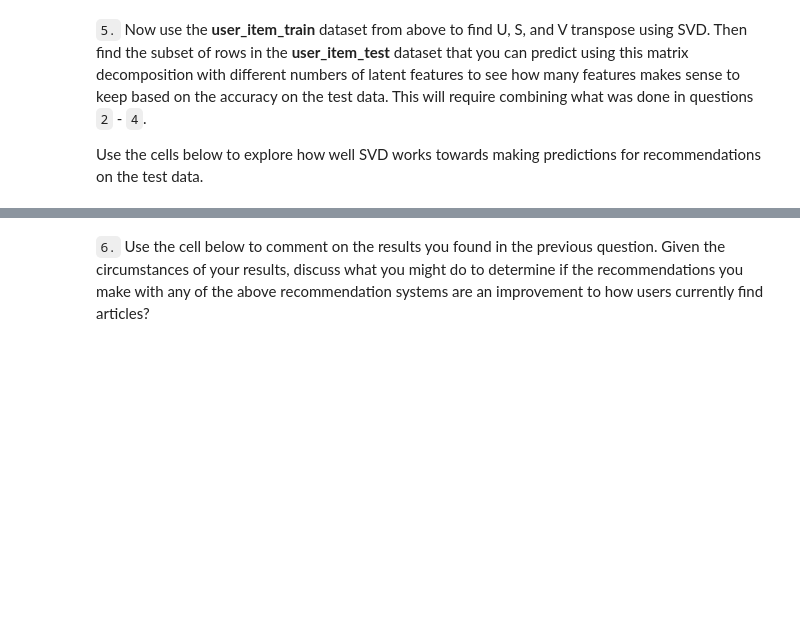
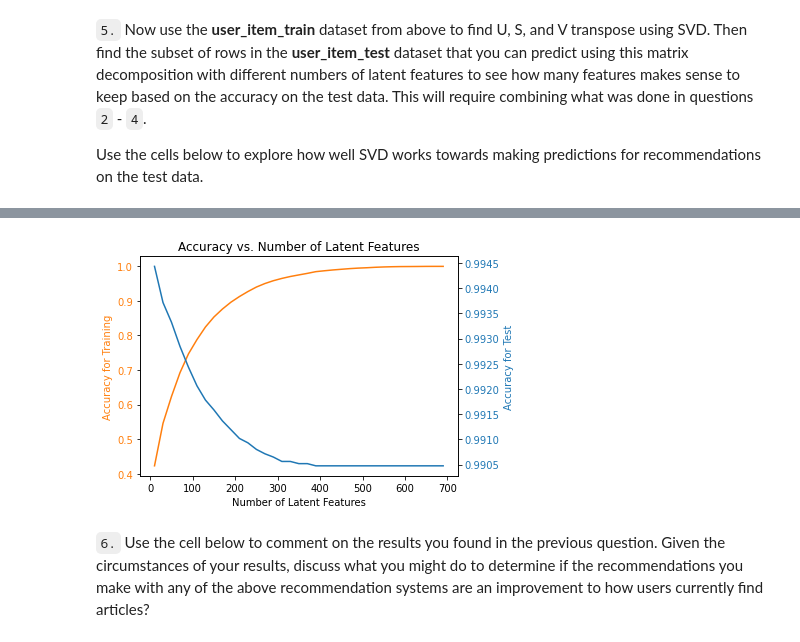
Before and after one commit to Ali2l/Udacity-NanoDegree-DataScientist, a Jupyter notebook: Project3/Recommendations_with_IBM.ipynb, the cells around one changed output, grey strips where cells are left out. Drawn from its saved outputs; the diff is of its cells as text; code cells hidden in the pictures; blank space fills up the shorter version.

```diff
--- a/Project3/Recommendations_with_IBM.ipynb
+++ b/Project3/Recommendations_with_IBM.ipynb
@@ -881,0 +894,15 @@ u_train, s_train, vt_train = # fit svd similar to above then use the cells below
+# %%
+# Decomposition
+row_ids = user_item_train.index.isin(test_idx)
+column_ids = user_item_train.columns.isin(test_arts)
+# %%
+u_test = u_train[row_ids, :]
+vt_test= vt_train[:, column_ids]
+# %%
+train_idx = user_item_train.index
+common_idx = list(set(train_idx) & set(test_idx))
+user_item_test = user_item_test.loc[common_idx]
+# %%
+num_latent_feat = np.arange(10,700+10,20)
+sum_err_train = []
+sum_err_test = []
@@ -882,3 +932,35 @@ u_train, s_train, vt_train = # fit svd similar to above then use the cells below
+# %%
+#plot errors
+
+fig, ax1 = plt.subplots()
+color = 'tab:orange'
+
+ax1.set_xlabel('Number of Latent Features')
+ax1.set_ylabel('Accuracy for Training', color=color)
+
+ax1.plot(num_latent_feats, 1 - np.array(sum_err_train)/df.shape[0], color=color)
+ax1.tick_params(axis='y', labelcolor=color)
+ax1.set_title('Accuracy vs. Number of Latent Features')
+
+ax2 = ax1.twinx()
+
+color = 'tab:blue'
+ax2.set_ylabel('Accuracy for Test', color=color)  # we already handled the x-label with ax1
+ax2.plot(num_latent_feats, 1 - np.array(sum_err_test)/df.shape[0], color=color)
+ax2.tick_params(axis='y', labelcolor=color)
+
+fig.tight_layout()  # otherwise the right y-label is slightly clipped
+plt.show()
+
+# plt.plot(num_latent_feat, 1 - (np.array(sum_err_train)/(user_item_train.shape[0]*user_item_train.shape[1])), label='train');
+# plt.plot(num_latent_feat, 1 - (np.array(sum_err_test)/(user_item_test.shape[0]*user_item_test.shape[1])), label='test');
+# plt.legend(loc='best')
+# plt.xlabel('Number of Latent Features');
+# plt.ylabel('Accuracy');
+# plt.title('Accuracy vs. Number of Latent Features');
+# plt.show();
+# %% [output]
+[figure, added]
 # %% [markdown]
 `6.` Use the cell below to comment on the results you found in the previous question. Given the circumstances of your results, discuss what you might do to determine if the recommendations you make with any of the above recommendation systems are an improvement to how users currently find articles?
 # %% [markdown]
```
Also changed, not shown: parts of 5 cells of this notebook.
